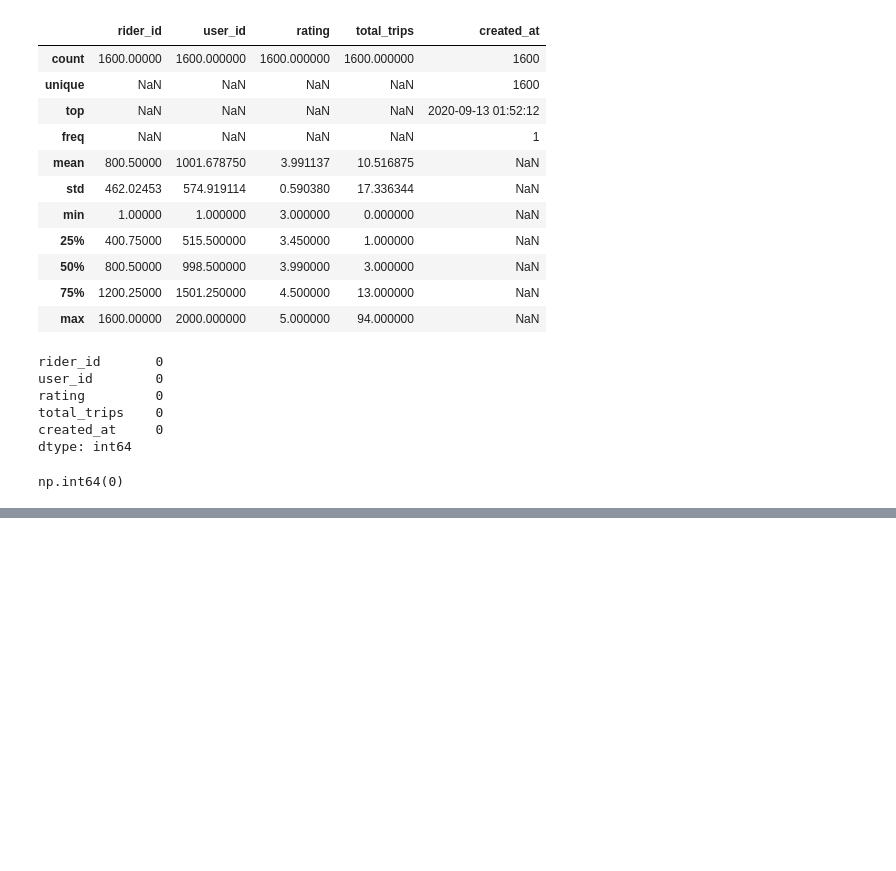
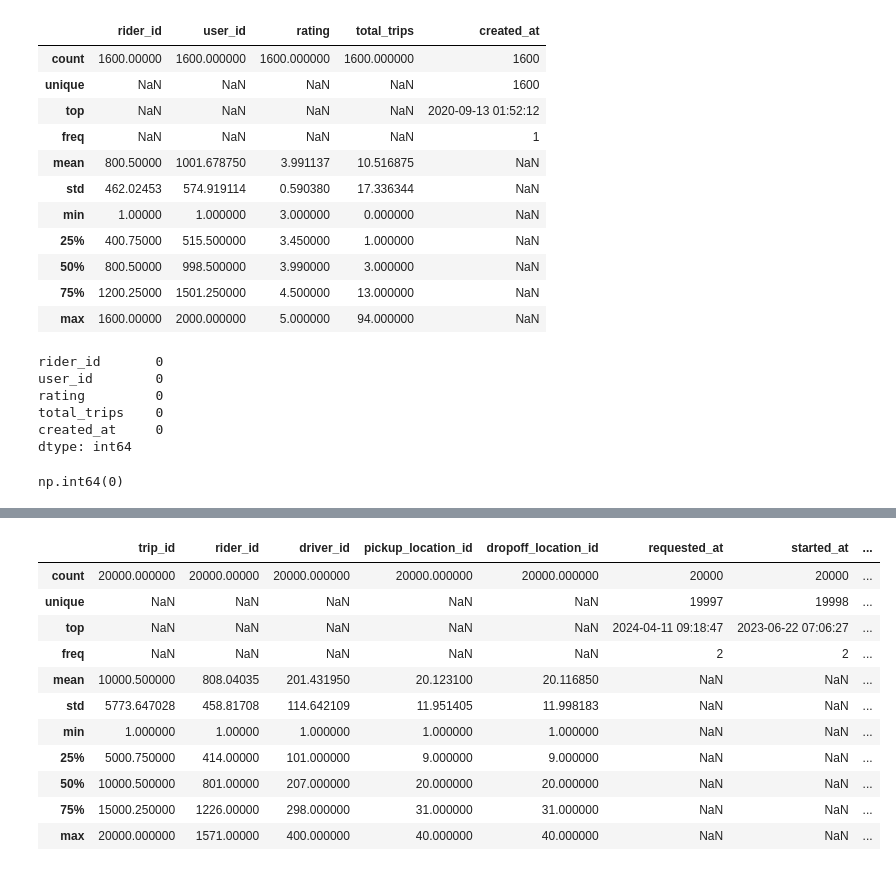
Before and after one commit to imdvamshi/UBER-DATASET-ANALYSIS, a Jupyter notebook: Phases/understand_data.ipynb, the cells around one changed output, grey strips where cells are left out. Cells and saved outputs as stored; diff of their text form; code cells hidden in the pictures; blank space fills up the shorter version.

```diff
--- a/Phases/understand_data.ipynb
+++ b/Phases/understand_data.ipynb
@@ -189,0 +275,15 @@ np.int64(0)
+# %%
+trips.describe(include='all')
+# %% [output]
+|  | trip_id | rider_id | driver_id | pickup_location_id | dropoff_location_id | requested_at | started_at | ... |
+| count | 20000.000000 | 20000.00000 | 20000.000000 | 20000.000000 | 20000.000000 | 20000 | 20000 | ... |
+| unique | NaN | NaN | NaN | NaN | NaN | 19997 | 19998 | ... |
+| top | NaN | NaN | NaN | NaN | NaN | 2024-04-11 09:18:47 | 2023-06-22 07:06:27 | ... |
+| freq | NaN | NaN | NaN | NaN | NaN | 2 | 2 | ... |
+| mean | 10000.500000 | 808.04035 | 201.431950 | 20.123100 | 20.116850 | NaN | NaN | ... |
+| std | 5773.647028 | 458.81708 | 114.642109 | 11.951405 | 11.998183 | NaN | NaN | ... |
+| min | 1.000000 | 1.00000 | 1.000000 | 1.000000 | 1.000000 | NaN | NaN | ... |
+| 25% | 5000.750000 | 414.00000 | 101.000000 | 9.000000 | 9.000000 | NaN | NaN | ... |
+| 50% | 10000.500000 | 801.00000 | 207.000000 | 20.000000 | 20.000000 | NaN | NaN | ... |
+| 75% | 15000.250000 | 1226.00000 | 298.000000 | 31.000000 | 31.000000 | NaN | NaN | ... |
+| max | 20000.000000 | 1571.00000 | 400.000000 | 40.000000 | 40.000000 | NaN | NaN | ... |
```
Also changed, not shown: parts of 29 cells of this notebook.
